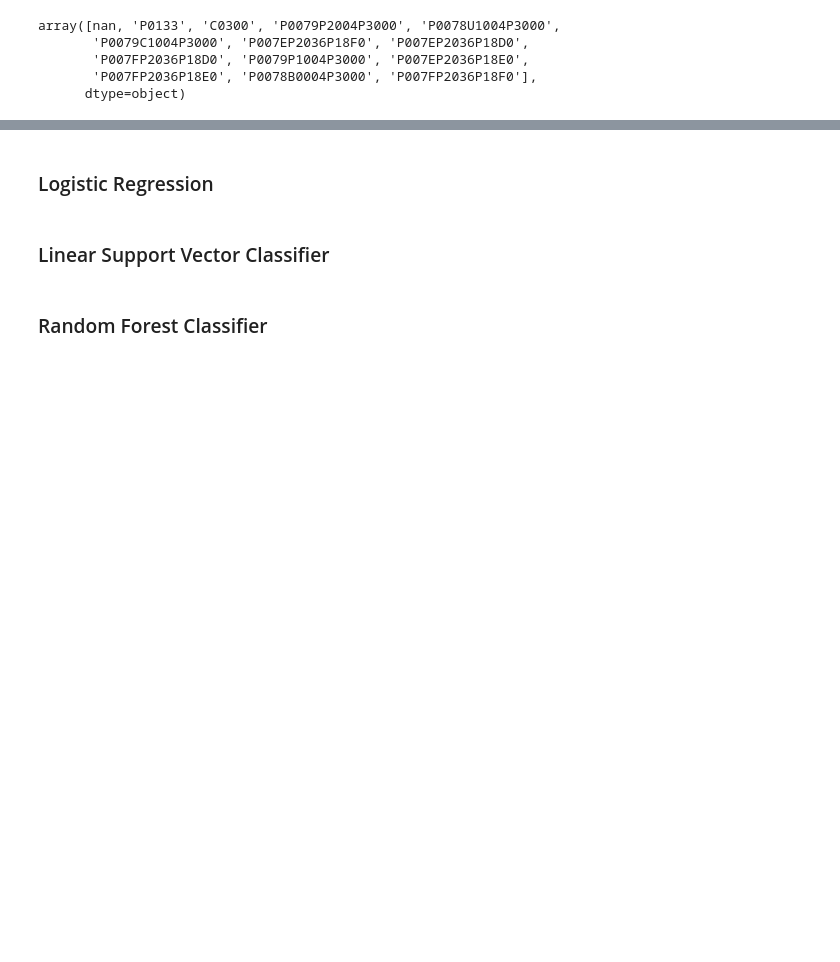
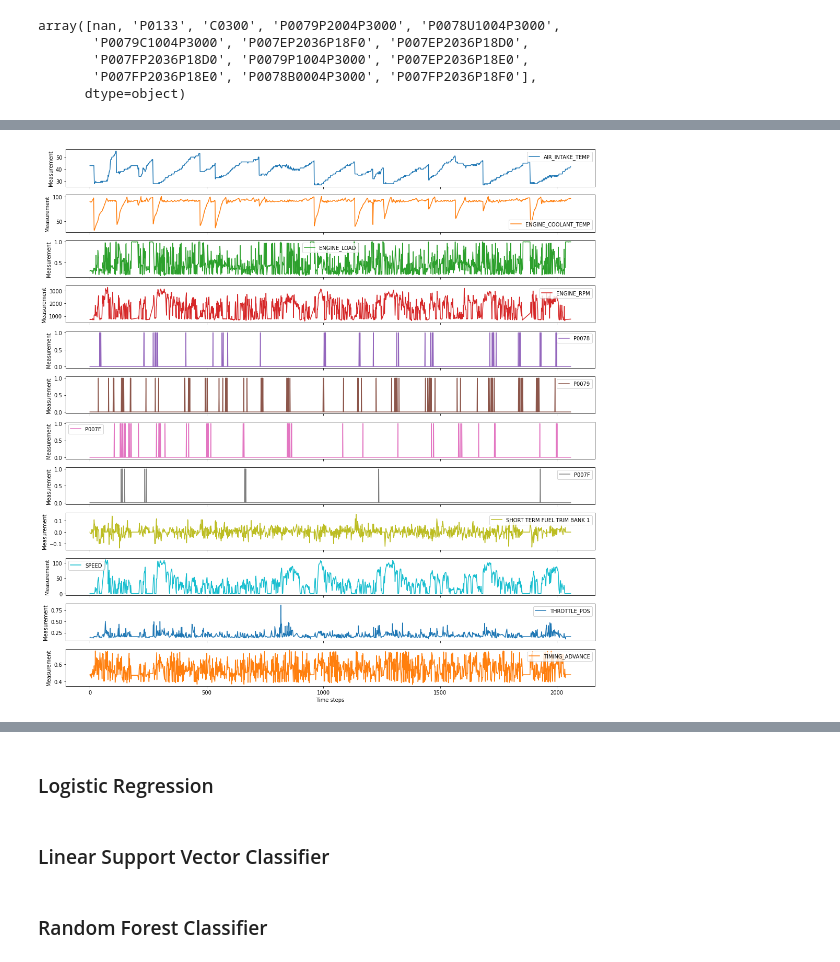
Before and after one commit to shamilnabiyev/automl-time-series, a Jupyter notebook: notebooks/obd-ii-dtc-model-training.ipynb, the cells around one changed output, grey strips where cells are left out. Saved outputs shown, nothing was run; the diff lists cells and outputs as text; code cells hidden in the pictures; blank space fills up the shorter version.

```diff
--- a/notebooks/obd-ii-dtc-model-training.ipynb
+++ b/notebooks/obd-ii-dtc-model-training.ipynb
@@ -281,0 +221,11 @@ len(df_car13) - 100 + 1
+# %%
+i = 100
+df_car13.plot(subplots=True,
+              figsize=(15, 15),
+              xlabel='Time steps',
+              ylabel='Measurement'
+             )
+plt.tight_layout()
+plt.show()
+# %% [output]
+[figure, added]
```
Also changed, not shown: parts of 68 cells of this notebook.
